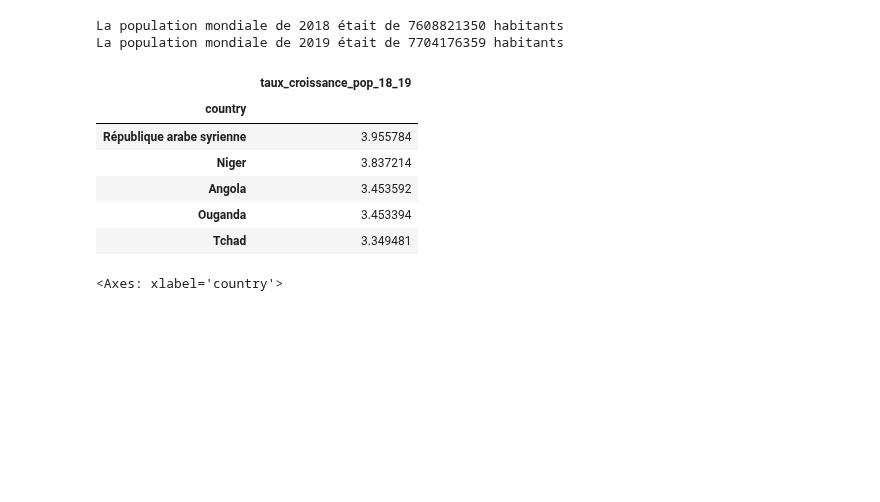
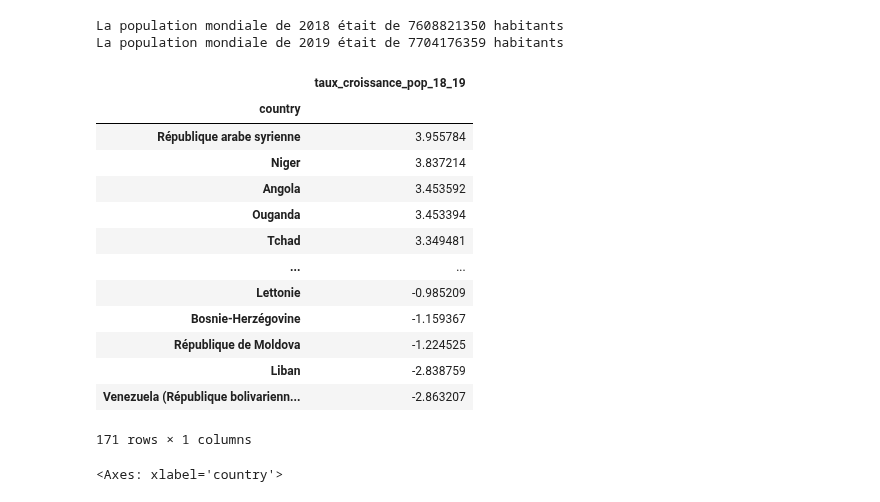
Before and after one commit to Melobgn/Brief-pandas-SEM, a Jupyter notebook: dataframes.ipynb, the cells around one changed output. Drawn from its saved outputs; the diff is of its cells as text; code cells hidden in the pictures; blank space fills up the shorter version.

```diff
--- a/dataframes.ipynb
+++ b/dataframes.ipynb
@@ -373,21 +373,28 @@ La population mondiale de 2019 était de 7704176359 habitants
 # %%
 # Exercice 22
 
 
 data_2018 = df[df['year'] == 2018]
 data_2019 = df[df['year'] == 2019]
 merged_data = pd.merge(data_2018, data_2019, on=['area_country','country','geo_area','item','type','food_supply_(Kcal/capital/day)','food_supply_quantity_(kg/capital/day)','fat_supply_quantity_(g/capital/day)','protein_supply_quantity_(g/capital/day)'] ,suffixes=('_2018', '_2019'))
 merged_data['taux_croissance_pop_18_19'] = ((merged_data['pop_1000_hab_2019'] - merged_data['pop_1000_hab_2018']) / merged_data['pop_1000_hab_2018']) * 100
 top5_taux_croissance = merged_data
-top5_taux_croissance[['country','taux_croissance_pop_18_19']].groupby('country').max().sort_values(by='taux_croissance_pop_18_19', ascending=False).head(5)
+top5_taux_croissance[['country','taux_croissance_pop_18_19']].groupby('country').max().sort_values(by='taux_croissance_pop_18_19', ascending=False)
 # %% [output]
 |  | taux_croissance_pop_18_19 |
 | country |  |
 | République arabe syrienne | 3.955784 |
 | Niger | 3.837214 |
 | Angola | 3.453592 |
 | Ouganda | 3.453394 |
 | Tchad | 3.349481 |
+| ... | ... |
+| Lettonie | -0.985209 |
+| Bosnie-Herzégovine | -1.159367 |
+| République de Moldova | -1.224525 |
+| Liban | -2.838759 |
+| Venezuela (République bolivarienn... | -2.863207 |
+171 rows × 1 columns
 # %%
 # Exercice 25 : calculez le ratio énergie/poids de chaque produit par pays : food supply kcal year / food supply kg year
 
```
Also changed, not shown: parts of 2 cells of this notebook, 2 other files.
